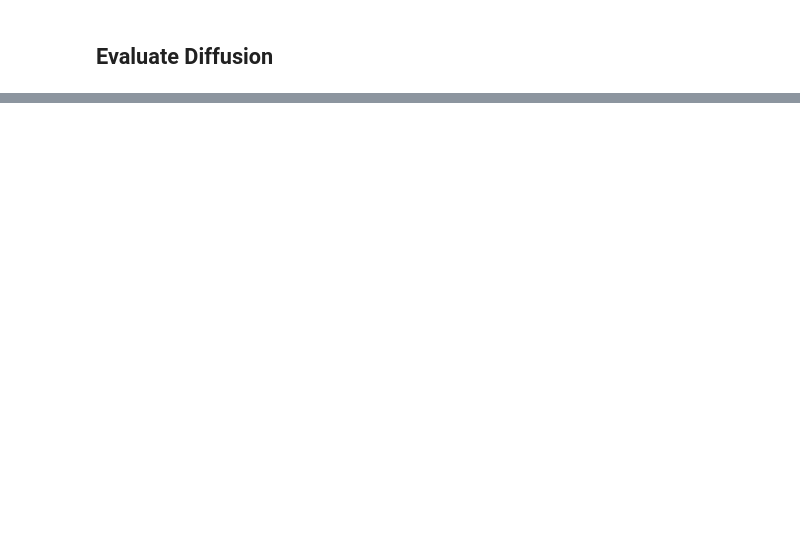
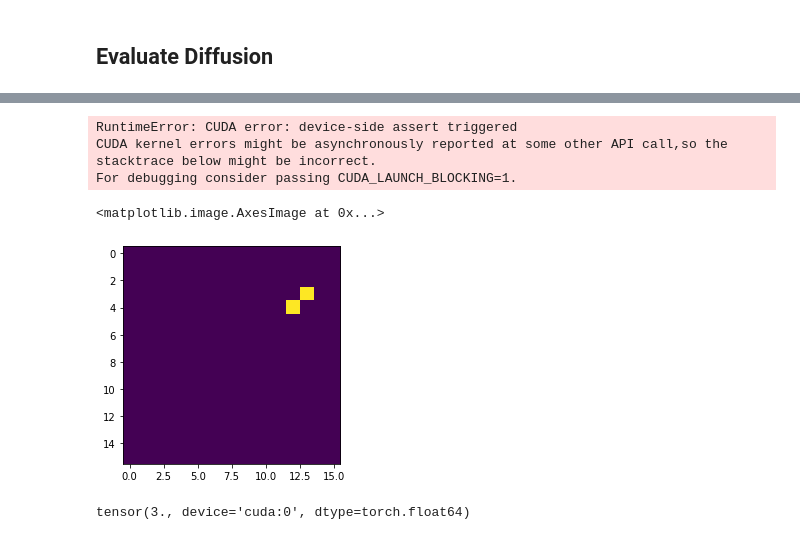
Before and after one commit to hogunkee/TSMCTS, a Jupyter notebook: tidying_line_diffuser/Evaluate.ipynb, the cells around one changed output, grey strips where cells are left out. Cells and saved outputs as stored; diff of their text form; code cells hidden in the pictures; blank space fills up the shorter version.

```diff
--- a/tidying_line_diffuser/Evaluate.ipynb
+++ b/tidying_line_diffuser/Evaluate.ipynb
@@ -52,7 +70,7 @@ for batch in data_loader:
 # %%
 remove_bg = False
 data_path = 'data/'
-batch_size = 16
+batch_size = 4
 rgb_data = np.load(os.path.join(data_path, 'rgb_128.npy'))
 segmap_data = np.load(os.path.join(data_path, 'segmap_16.npy'))
 if remove_bg:
@@ -63,6 +81,7 @@ else:
 data_loader = DataLoader(dataset, batch_size, shuffle=True, num_workers=1)
 # %%
 ldm_path = '1208_2347'
+cond_type = 'mask'
 
 latent_dim = 16
 n_timesteps = 1000
@@ -83,9 +109,10 @@ transform = Transform()
 #resize = Resize((128, 128))
 
 for batch in data_loader:
-    x, mask = batch
-    x = transform(x.permute((0, 3, 1, 2))
+    x, masks, _ = batch
+    x = transform(x.permute((0, 3, 1, 2)))
     x = x.to(torch.float32).to(device)
+    masks = masks.to(device)
     posterior, _ = encoder(x)
     feature = posterior.mean
 
@@ -95,7 +122,7 @@ for batch in data_loader:
     elif cond_type=='mask':
         cond = torch.zeros_like(feature)
         for m in range(1, 5):
-            masks_m == (masks==m).to(torch.float32).view(-1, 1, 16, 16)
+            mask_m = (masks==m).to(torch.float32).view(-1, 1, 16, 16)
             count_m = mask_m.sum((2, 3))
             feature_m = mask_m * feature
             feature_m_mean = feature_m.sum((2, 3)) / count_m
@@ -105,4 +132,30 @@ for batch in data_loader:
 
     img = decoder(feature)
     img_recon = decoder(feature_recon)
-    print(img_recon.shape)
+
+    img = img.permute((0, 2, 3, 1)).detach().cpu()
+    img = ((img + 1) * 255 / 2).numpy().astype(np.uint8)
+
+    img_recon = img_recon.permute((0, 2, 3, 1)).detach().cpu()
+    img_recon = ((img_recon + 1) * 255 / 2).numpy().astype(np.uint8)
+    for i in range(4):
+        plt.subplot(1, 2, 1)
+        plt.imshow(img[i])
+        plt.subplot(1, 2, 2)
+        plt.imshow(img_recon[i])
+        plt.show()
+    break
+# %% [output]
+RuntimeError: CUDA error: device-side assert triggered
+CUDA kernel errors might be asynchronously reported at some other API call,so the stacktrace below might be incorrect.
+For debugging consider passing CUDA_LAUNCH_BLOCKING=1.
+# %%
+mask_npy = mask_m.detach().cpu().numpy()[1, 0]
+plt.imshow(mask_npy)
+# %% [output]
+<matplotlib.image.AxesImage at 0x...>
+[figure, added]
+# %%
+masks[0].max()
+# %% [output]
+tensor(3., device='cuda:0', dtype=torch.float64)
```
Also changed, not shown: parts of 12 cells of this notebook, 1 other file.
